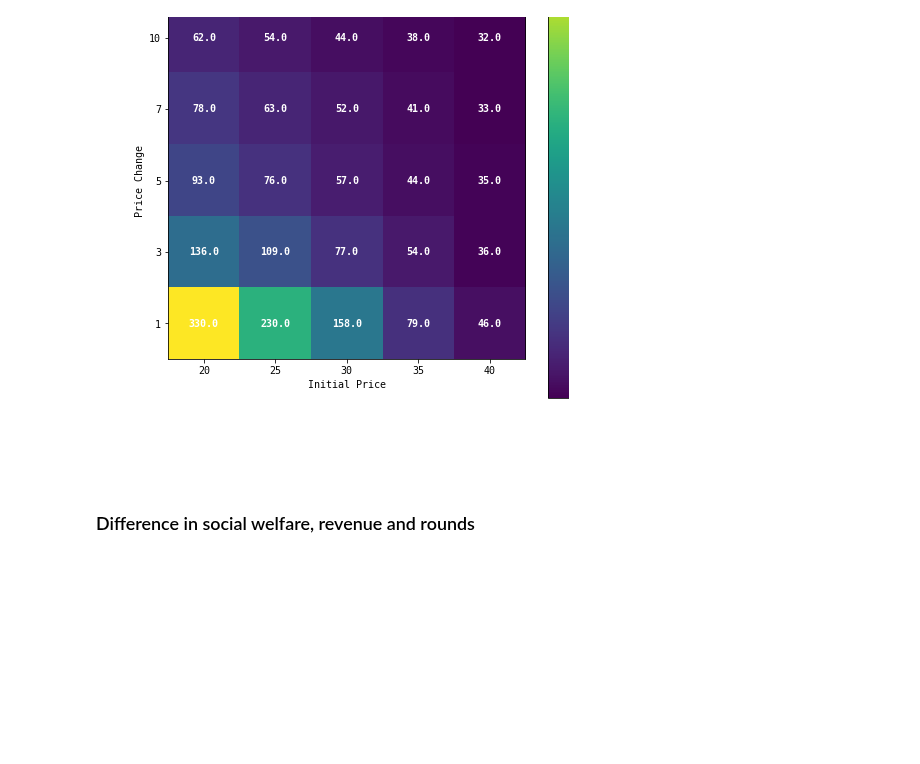
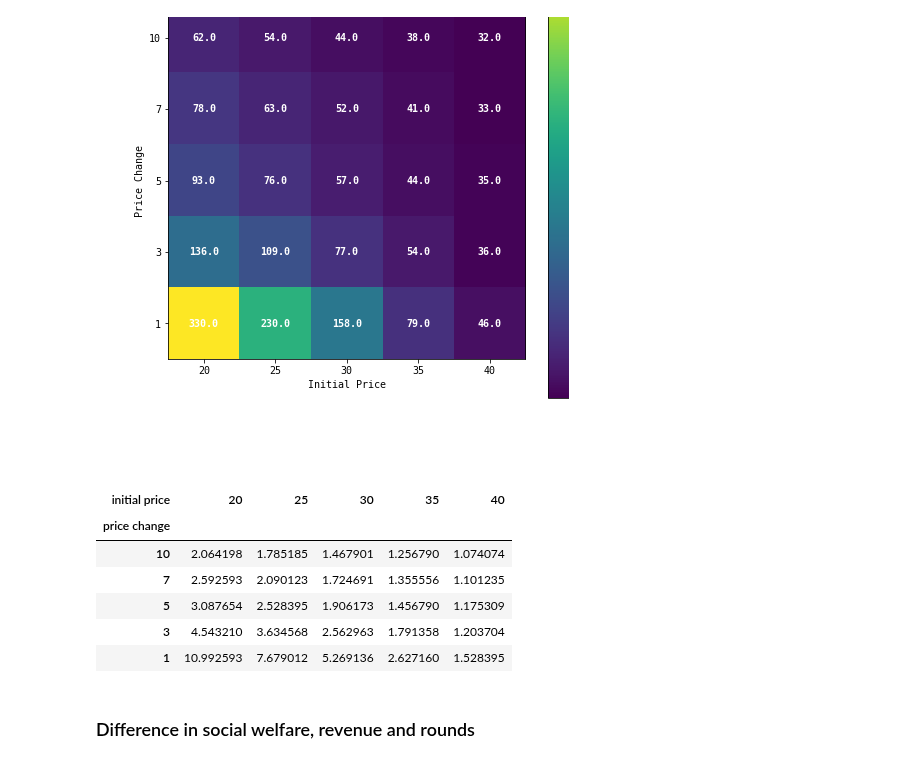
Before and after one commit to pseudo-rnd-thoughts/Elastic-Resource-Allocation, a Jupyter notebook: analysis/dia_heuristics.ipynb, the cells around one changed output. Saved outputs shown, nothing was run; the diff lists cells and outputs as text; code cells hidden in the pictures; blank space fills up the shorter version.

```diff
--- a/analysis/dia_heuristics.ipynb
+++ b/analysis/dia_heuristics.ipynb
@@ -57,13 +57,14 @@ for heuristic, results in heuristic_results.items():
         [task_price for r in results for task_price in r['task prices'].values()],
         np.mean([r['social welfare'] for r in results]),
         np.mean([r['total revenue'] for r in results]),
-        np.mean([r['rounds'] for r in results])
+        np.mean([r['rounds'] for r in results]),
+        np.mean([task_rounds for r in results for task_rounds in r['task rounds'].values()])
     ])
 
 heuristic_df = pd.DataFrame(heuristic_avg_results, columns=[
     'name', 'price change', 'initial price', 'social welfare', 'social welfare percent',
     'percentage tasks allocated', 'revenue', 'rounds', 'solve time', 'task prices',
-    'avg social welfare', 'avg revenue', 'avg rounds'
+    'avg social welfare', 'avg revenue', 'avg rounds', 'avg task rounds',
 ])
 heuristic_df = heuristic_df.sort_values(by=['price change', 'initial price'])
 # %% [markdown]
@@ -196,6 +197,16 @@ Save file location: figs/dia_heuristics/eps/rounds_grid.eps
 Save file location: figs/dia_heuristics/png/rounds_grid.png
 Save file location: figs/dia_heuristics/pdf/rounds_grid.pdf
 [figure]
+# %%
+heuristic_df.pivot(index='price change', columns='initial price', values='avg task rounds').sort_index(axis=0, ascending=False)
+# %% [output]
+| initial price | 20 | 25 | 30 | 35 | 40 |
+| price change |  |  |  |  |  |
+| 10 | 2.064198 | 1.785185 | 1.467901 | 1.256790 | 1.074074 |
+| 7 | 2.592593 | 2.090123 | 1.724691 | 1.355556 | 1.101235 |
+| 5 | 3.087654 | 2.528395 | 1.906173 | 1.456790 | 1.175309 |
+| 3 | 4.543210 | 3.634568 | 2.562963 | 1.791358 | 1.203704 |
+| 1 | 10.992593 | 7.679012 | 5.269136 | 2.627160 | 1.528395 |
 # %% [markdown]
 ### Difference in social welfare, revenue and rounds
 # %%
```
Also changed, not shown: parts of 5 cells of this notebook, 6 other files.
